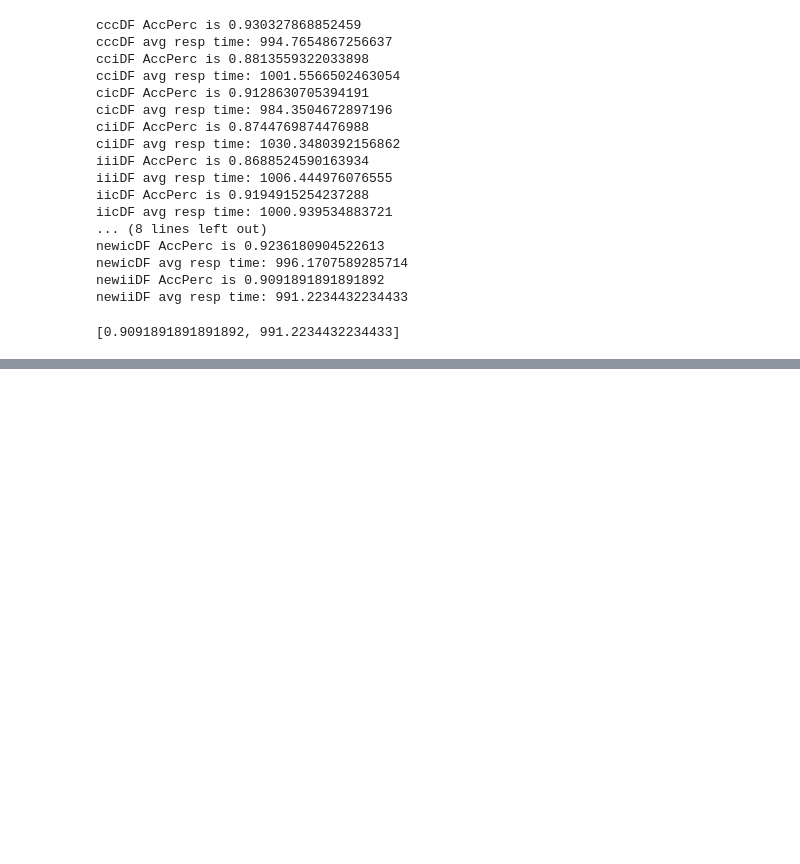
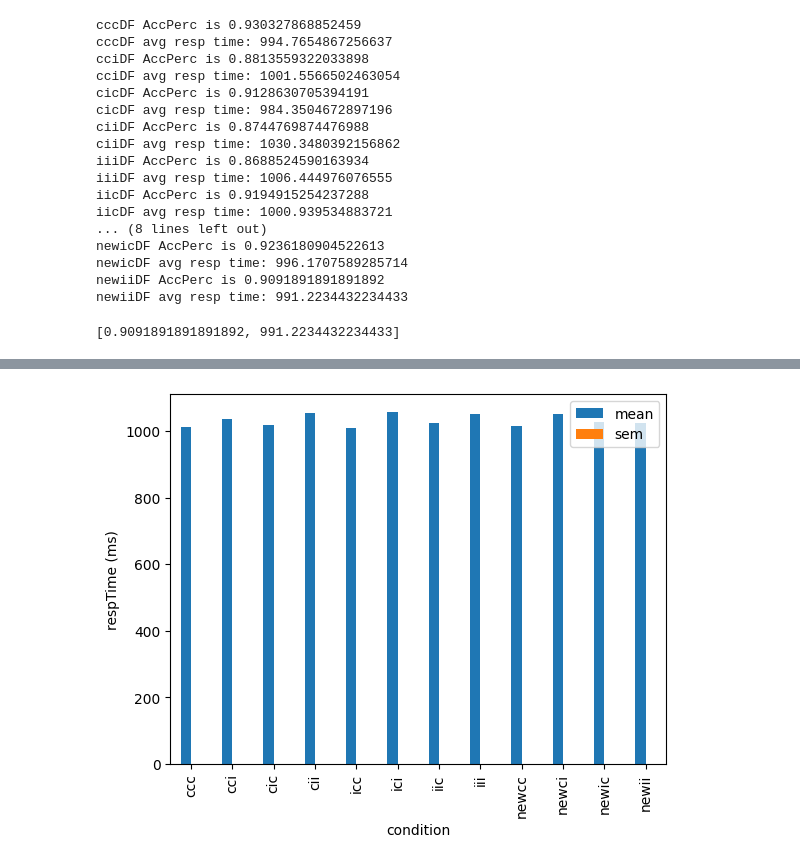
Before and after one commit to jimzhang629/contextFlanker2.0, a Jupyter notebook: analysis/makecsv.ipynb, the cells around one changed output, grey strips where cells are left out. Drawn from its saved outputs; the diff is of its cells as text; code cells hidden in the pictures; blank space fills up the shorter version.

```diff
--- a/analysis/makecsv.ipynb
+++ b/analysis/makecsv.ipynb
@@ -514,0 +582,5 @@ plt.show()
+# %%
+RTplot = allStatsDF.groupby('condition').respTime_x.agg([np.mean, stats.sem]).plot(kind='bar', ylabel='respTime (ms)')
+plt.savefig("RTplotStdErr.png")
+# %% [output]
+[figure, added]
```
Also changed, not shown: parts of 20 cells of this notebook, 12 other files.
